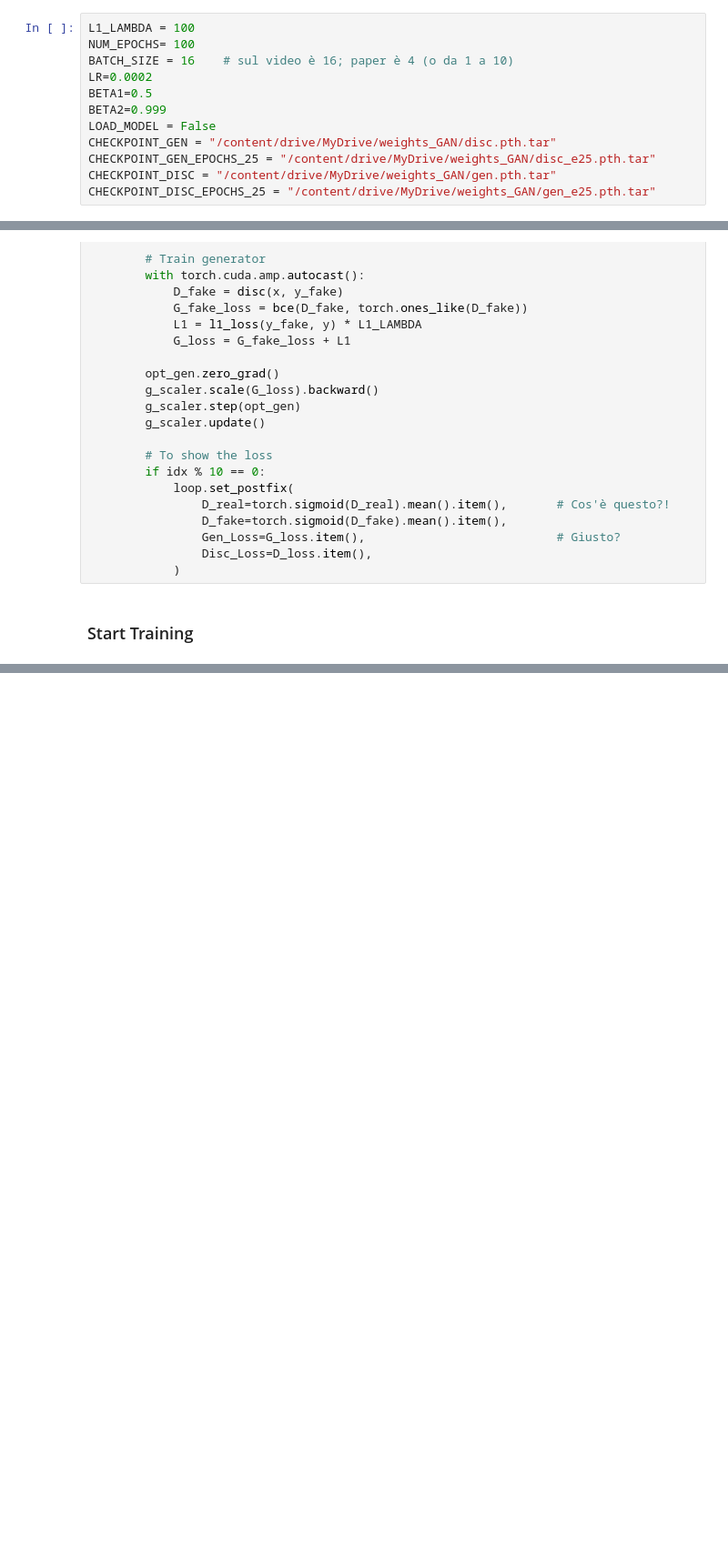
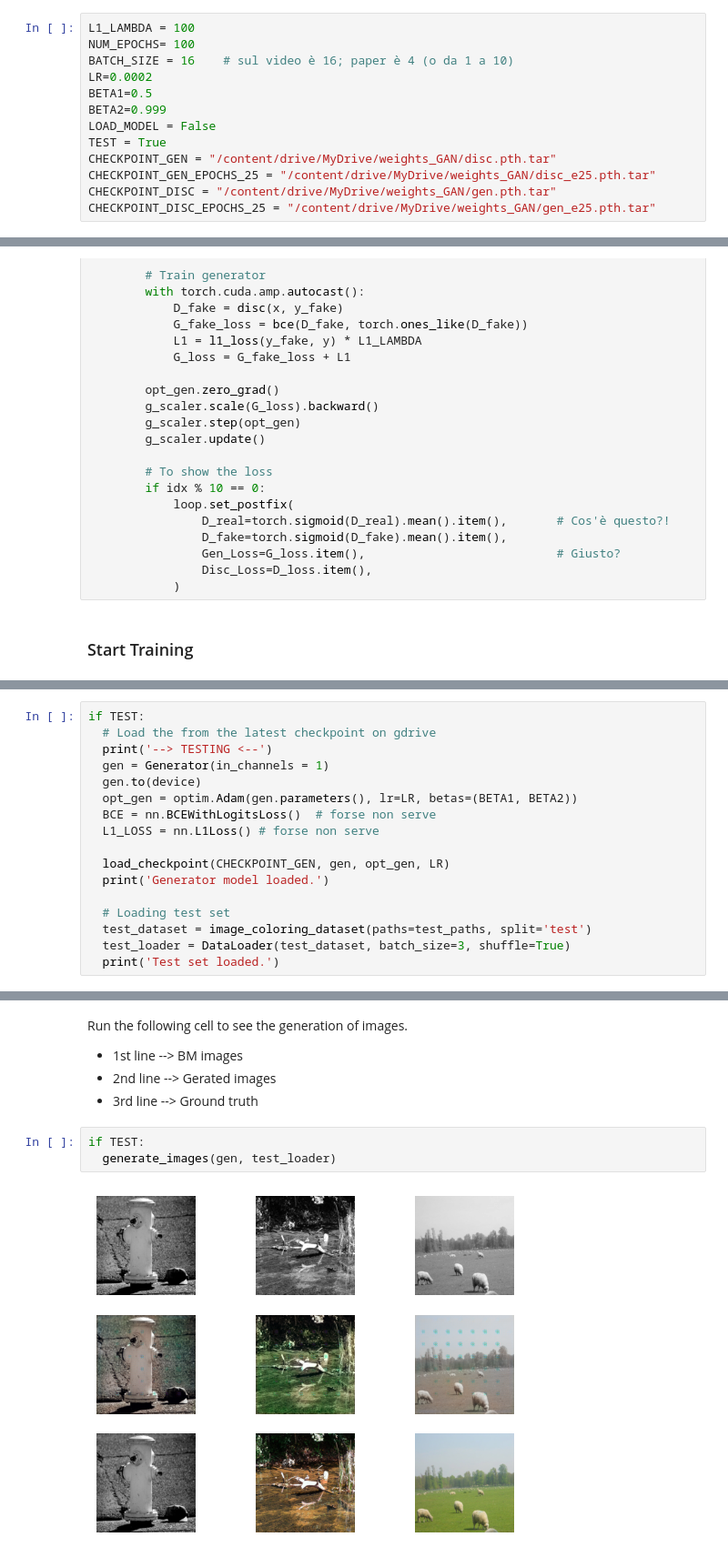
Before and after one commit to GregSimo99/ImageRecoloring, a Jupyter notebook: ImageRecoloring.ipynb, the cells around one changed output, grey strips where cells are left out. Shown at 91% size. Drawn from its saved outputs; the diff is of its cells as text; blank space fills up the shorter version.

Commit message:
Function to test

```diff
--- a/ImageRecoloring.ipynb
+++ b/ImageRecoloring.ipynb
@@ -385,6 +404,7 @@ LR=0.0002
 BETA1=0.5
 BETA2=0.999
 LOAD_MODEL = False
+TEST = True
 CHECKPOINT_GEN = "/content/drive/MyDrive/weights_GAN/disc.pth.tar"
 CHECKPOINT_GEN_EPOCHS_25 = "/content/drive/MyDrive/weights_GAN/disc_e25.pth.tar"
 CHECKPOINT_DISC = "/content/drive/MyDrive/weights_GAN/gen.pth.tar"
@@ -507,0 +564,17 @@ train_loop()
+# %%
+if TEST:
+  # Load the from the latest checkpoint on gdrive
+  print('--> TESTING <--')
+  gen = Generator(in_channels = 1)
+  gen.to(device)
+  opt_gen = optim.Adam(gen.parameters(), lr=LR, betas=(BETA1, BETA2))
+  BCE = nn.BCEWithLogitsLoss()  # forse non serve
+  L1_LOSS = nn.L1Loss() # forse non serve
+
+  load_checkpoint(CHECKPOINT_GEN, gen, opt_gen, LR)
+  print('Generator model loaded.')
+
+  # Loading test set
+  test_dataset = image_coloring_dataset(paths=test_paths, split='test')
+  test_loader = DataLoader(test_dataset, batch_size=3, shuffle=True)
+  print('Test set loaded.')
@@ -507,0 +585,10 @@ train_loop()
+# %% [markdown]
+Run the following cell to see the generation of images.
+* 1st line --> BM images
+* 2nd line --> Gerated images
+* 3rd line --> Ground truth
+# %%
+if TEST:
+  generate_images(gen, test_loader)
+# %% [output]
+[figure, added]
```
Also changed, not shown: parts of 10 cells of this notebook.
